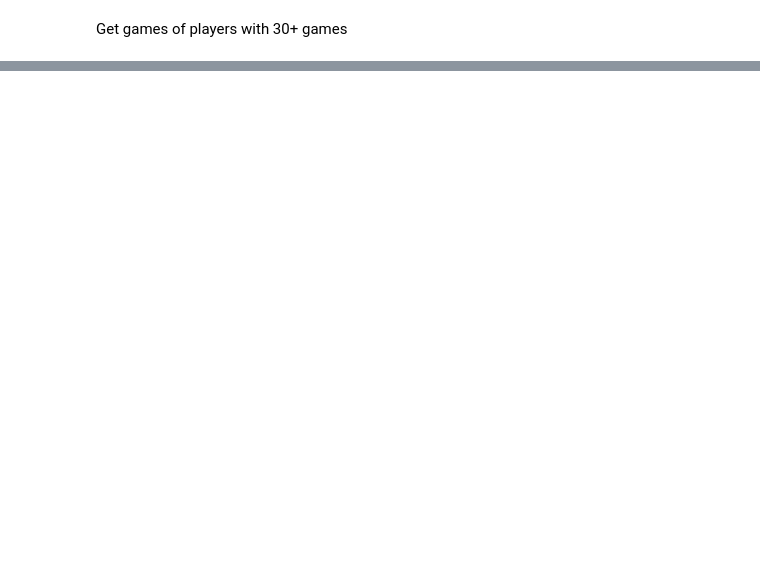
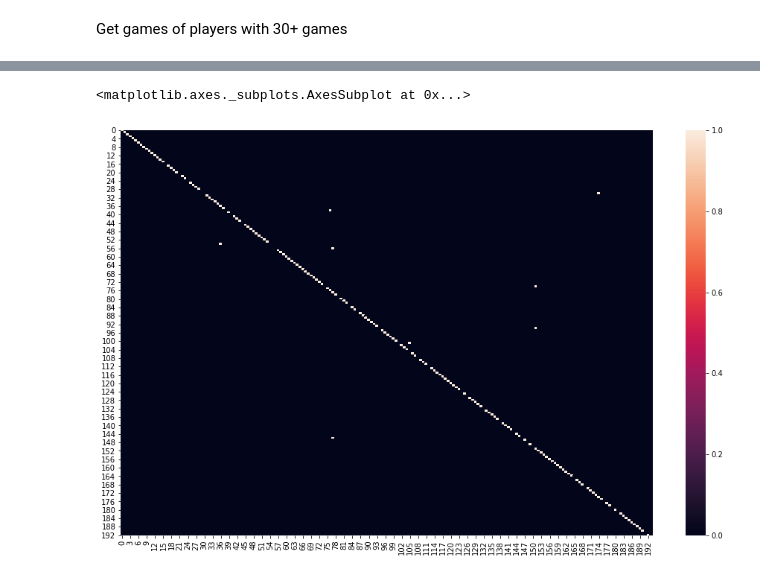
Before and after one commit to ghdruta/starcraft_player_prediction, a Jupyter notebook: player_prediction.ipynb, the cells around one changed output, grey strips where cells are left out. Cells and saved outputs as stored; diff of their text form; code cells hidden in the pictures; blank space fills up the shorter version.

```diff
--- a/player_prediction.ipynb
+++ b/player_prediction.ipynb
@@ -389,0 +370,16 @@ KeyError: 517
+# %%
+from sklearn.metrics import confusion_matrix
+import seaborn as sb
+cm = confusion_matrix(y_test, rf_pred)
+# %%
+for i in range(0, cm.shape[0]):
+    row = cm[i, :]
+    sm = sum(row)
+    if sm != 0:
+        cm[i, :] = row / sm
+# %%
+fig= plt.figure(figsize=(16,10))
+sb.heatmap(cm)
+# %% [output]
+<matplotlib.axes._subplots.AxesSubplot at 0x...>
+[figure, added]
```
Also changed, not shown: parts of 12 cells of this notebook.
